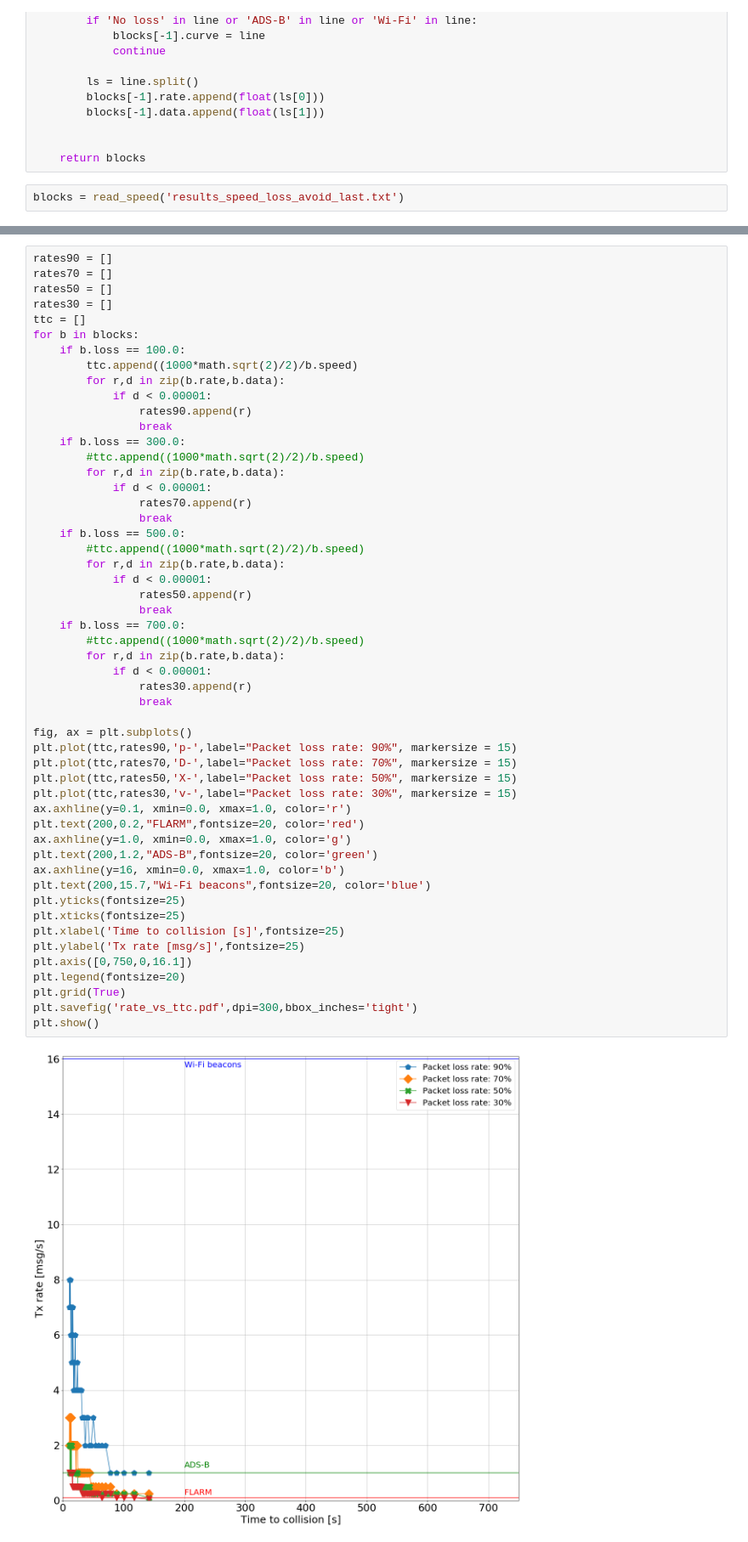
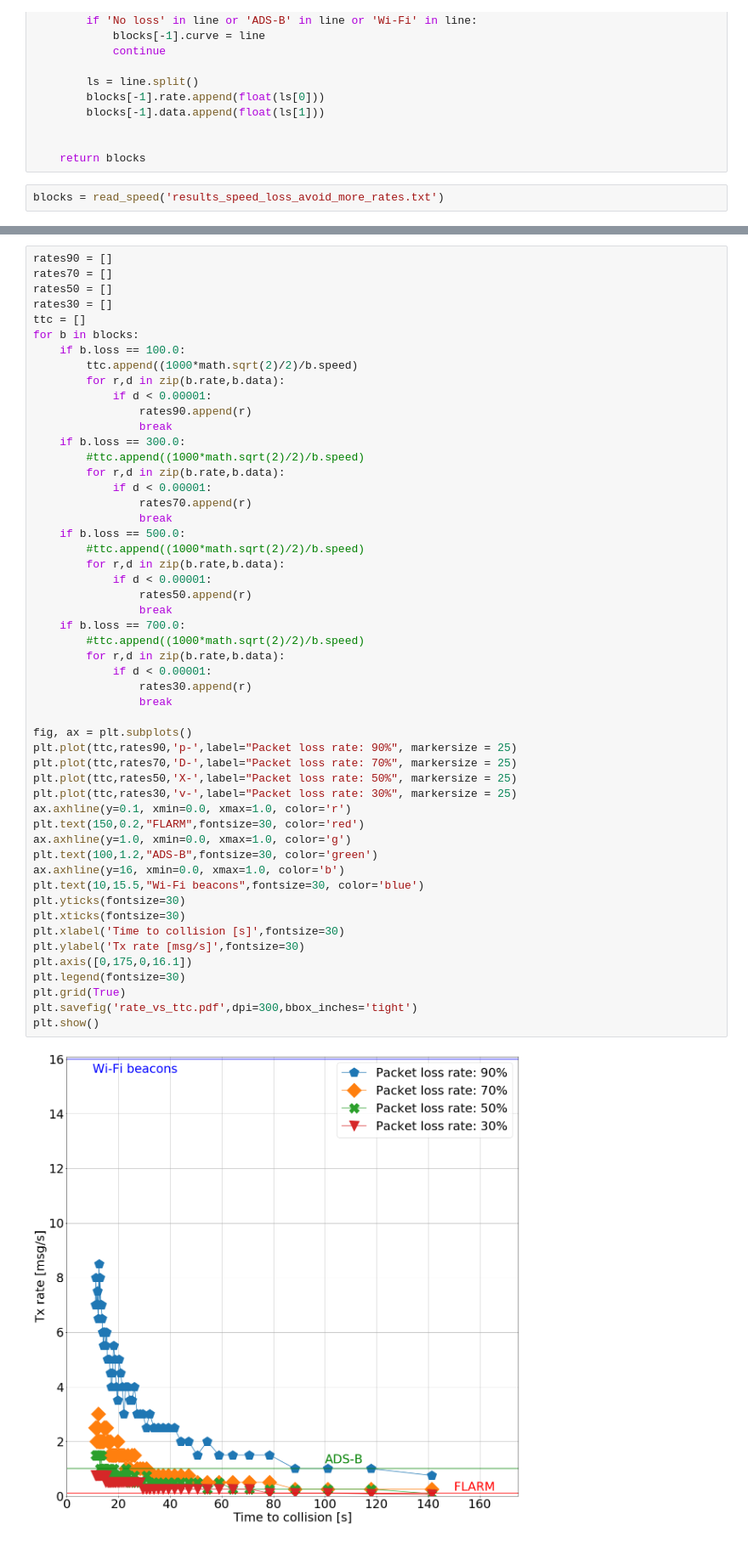
Before and after one commit to ingframin/vocabs2, a Jupyter notebook: results/Untitled.ipynb, the cells around one changed output, grey strips where cells are left out. Shown: that part at 85% size. Saved outputs shown, nothing was run; the diff lists cells and outputs as text.

```diff
--- a/results/Untitled.ipynb
+++ b/results/Untitled.ipynb
@@ -146,7 +146,7 @@ def read_speed(filename):
 
     return blocks
 # %%
-blocks = read_speed('results_speed_loss_avoid_last.txt')
+blocks = read_speed('results_speed_loss_avoid_more_rates.txt')
 # %%
 import math
 
@@ -241,44 +276,44 @@ for b in blocks:
             if d < 0.00001:
                 rates90.append(r)
                 break
     if b.loss == 300.0:
         #ttc.append((1000*math.sqrt(2)/2)/b.speed)
         for r,d in zip(b.rate,b.data):
             if d < 0.00001:
                 rates70.append(r)
                 break
     if b.loss == 500.0:
         #ttc.append((1000*math.sqrt(2)/2)/b.speed)
         for r,d in zip(b.rate,b.data):
             if d < 0.00001:
                 rates50.append(r)
                 break
     if b.loss == 700.0:
         #ttc.append((1000*math.sqrt(2)/2)/b.speed)
         for r,d in zip(b.rate,b.data):
             if d < 0.00001:
                 rates30.append(r)
                 break
 
 fig, ax = plt.subplots()
-plt.plot(ttc,rates90,'p-',label="Packet loss rate: 90%", markersize = 15)
-plt.plot(ttc,rates70,'D-',label="Packet loss rate: 70%", markersize = 15)
-plt.plot(ttc,rates50,'X-',label="Packet loss rate: 50%", markersize = 15)
-plt.plot(ttc,rates30,'v-',label="Packet loss rate: 30%", markersize = 15)
+plt.plot(ttc,rates90,'p-',label="Packet loss rate: 90%", markersize = 25)
+plt.plot(ttc,rates70,'D-',label="Packet loss rate: 70%", markersize = 25)
+plt.plot(ttc,rates50,'X-',label="Packet loss rate: 50%", markersize = 25)
+plt.plot(ttc,rates30,'v-',label="Packet loss rate: 30%", markersize = 25)
 ax.axhline(y=0.1, xmin=0.0, xmax=1.0, color='r')
-plt.text(200,0.2,"FLARM",fontsize=20, color='red')
+plt.text(150,0.2,"FLARM",fontsize=30, color='red')
 ax.axhline(y=1.0, xmin=0.0, xmax=1.0, color='g')
-plt.text(200,1.2,"ADS-B",fontsize=20, color='green')
+plt.text(100,1.2,"ADS-B",fontsize=30, color='green')
 ax.axhline(y=16, xmin=0.0, xmax=1.0, color='b')
-plt.text(200,15.7,"Wi-Fi beacons",fontsize=20, color='blue')
-plt.yticks(fontsize=25)
-plt.xticks(fontsize=25)
-plt.xlabel('Time to collision [s]',fontsize=25)
-plt.ylabel('Tx rate [msg/s]',fontsize=25)
-plt.axis([0,750,0,16.1])
-plt.legend(fontsize=20)
+plt.text(10,15.5,"Wi-Fi beacons",fontsize=30, color='blue')
+plt.yticks(fontsize=30)
+plt.xticks(fontsize=30)
+plt.xlabel('Time to collision [s]',fontsize=30)
+plt.ylabel('Tx rate [msg/s]',fontsize=30)
+plt.axis([0,175,0,16.1])
+plt.legend(fontsize=30)
 plt.grid(True)
 plt.savefig('rate_vs_ttc.pdf',dpi=300,bbox_inches='tight')
 plt.show()
 # %% [output]
-[figure, old version]
+[figure, new version]
```
Also changed, not shown: parts of 1 cell of this notebook, 5 other files.
